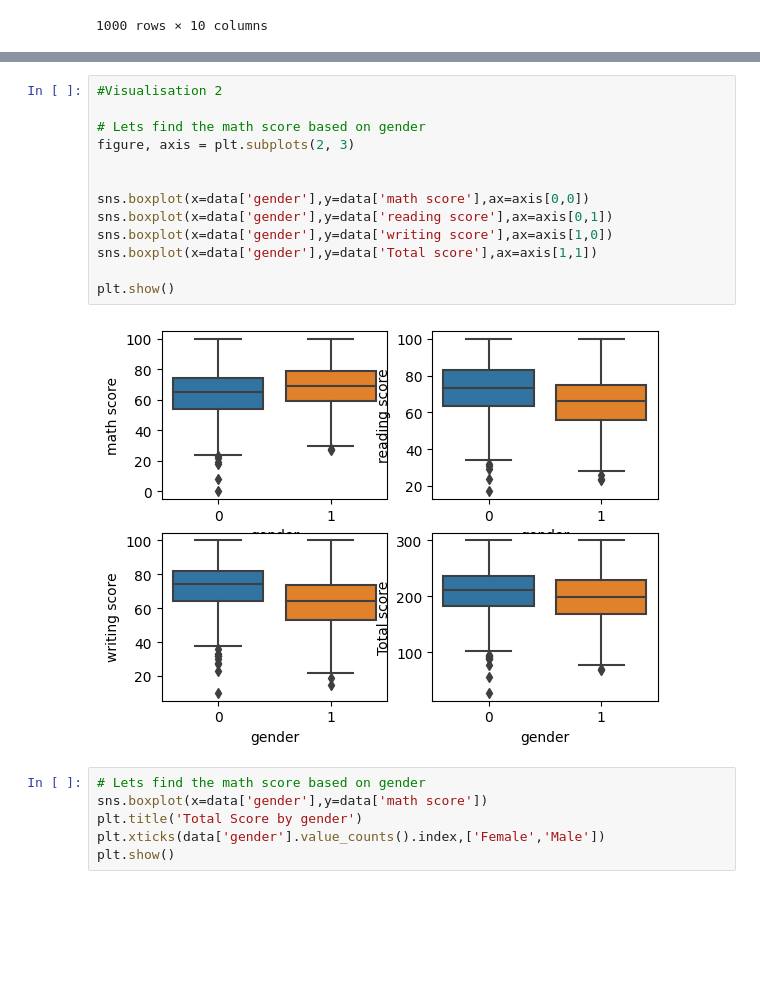
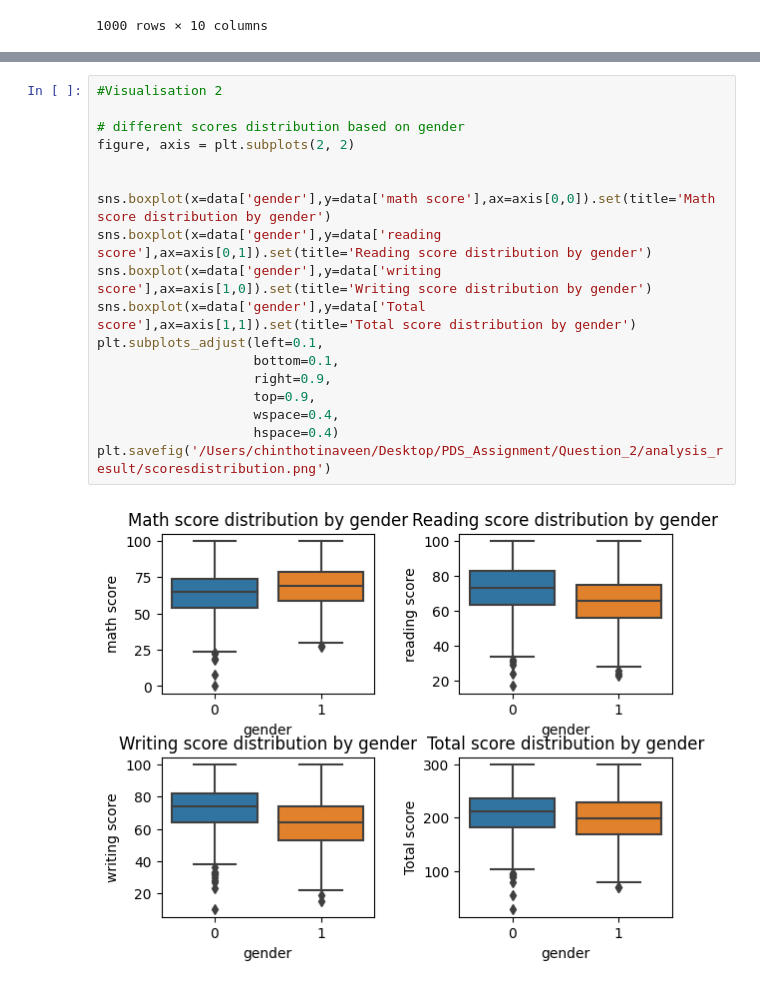
Before and after one commit to srujan875/PDS_Assignment1, a Jupyter notebook: PDS_Assignment/Question_2/src/analysis.ipynb, the cells around one changed output, grey strips where cells are left out. Drawn from its saved outputs; the diff is of its cells as text; blank space fills up the shorter version.

```diff
--- a/PDS_Assignment/Question_2/src/analysis.ipynb
+++ b/PDS_Assignment/Question_2/src/analysis.ipynb
@@ -39,21 +37,20 @@ plt.savefig('/Users/chinthotinaveen/Desktop/PDS_Assignment/Question_2/analysis_r
 # %%
 #Visualisation 2
 
-# Lets find the math score based on gender
-figure, axis = plt.subplots(2, 3)
+# different scores distribution based on gender
+figure, axis = plt.subplots(2, 2)
 
 
-sns.boxplot(x=data['gender'],y=data['math score'],ax=axis[0,0])
-sns.boxplot(x=data['gender'],y=data['reading score'],ax=axis[0,1])
-sns.boxplot(x=data['gender'],y=data['writing score'],ax=axis[1,0])
-sns.boxplot(x=data['gender'],y=data['Total score'],ax=axis[1,1])
-
-plt.show()
+sns.boxplot(x=data['gender'],y=data['math score'],ax=axis[0,0]).set(title='Math score distribution by gender')
+sns.boxplot(x=data['gender'],y=data['reading score'],ax=axis[0,1]).set(title='Reading score distribution by gender')
+sns.boxplot(x=data['gender'],y=data['writing score'],ax=axis[1,0]).set(title='Writing score distribution by gender')
+sns.boxplot(x=data['gender'],y=data['Total score'],ax=axis[1,1]).set(title='Total score distribution by gender')
+plt.subplots_adjust(left=0.1,
+                    bottom=0.1,
+                    right=0.9,
+                    top=0.9,
+                    wspace=0.4,
+                    hspace=0.4)
+plt.savefig('/Users/chinthotinaveen/Desktop/PDS_Assignment/Question_2/analysis_result/scoresdistribution.png')
 # %% [output]
-[figure, old version]
+[figure, new version]
-# %%
-# Lets find the math score based on gender
-sns.boxplot(x=data['gender'],y=data['math score'])
-plt.title('Total Score by gender')
-plt.xticks(data['gender'].value_counts().index,['Female','Male'])
-plt.show()
```
Also changed, not shown: parts of 2 cells of this notebook, 3 other files.
